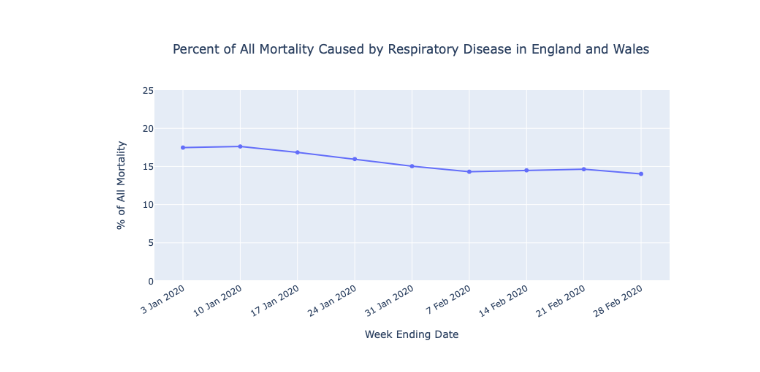
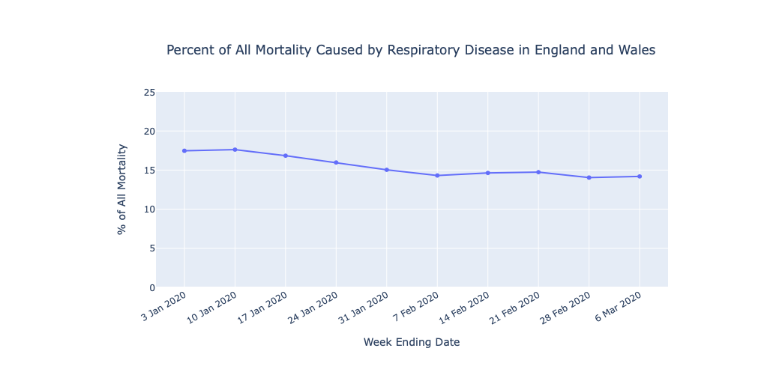
Before and after one commit to ebmdatalab/mortality_tracking-covid-notebook, a Jupyter notebook: notebooks/mortality_graphs.ipynb, the cells around one changed output. Saved outputs shown, nothing was run; the diff lists cells and outputs as text; code cells hidden in the pictures.

```diff
--- a/notebooks/mortality_graphs.ipynb
+++ b/notebooks/mortality_graphs.ipynb
@@ -4,27 +4,28 @@ from datetime import date
 import numpy as np
 # %%
 weeks = ['3 Jan 2020', '10 Jan 2020', '17 Jan 2020', '24 Jan 2020', '31 Jan 2020',
-         '7 Feb 2020', '14 Feb 2020', '21 Feb 2020', '28 Feb 2020']
-all_mortality = np.array([12254, 14058, 12990, 11856, 11612, 10986, 10944, 10841, 10816], dtype=np.float)
-rep_deaths = np.array([2141, 2477, 2188, 1894, 1746, 1572, 1586, 1587, 1517], dtype=np.float)
+         '7 Feb 2020', '14 Feb 2020', '21 Feb 2020', '28 Feb 2020', '6 Mar 2020']
+all_mortality = np.array([12254, 14058, 12990, 11856, 11612, 10986, 10944, 10841, 10816, 10895],
+                         dtype=np.float)
+rep_deaths = np.array([2141, 2477, 2188, 1894, 1746, 1572, 1602, 1598, 1519, 1546], dtype=np.float)
 
 fig = go.Figure()
 
 fig.add_trace(go.Scatter(x=weeks, y=np.multiply(rep_deaths/all_mortality, 100), fill=None,
                     mode= 'lines+markers', name='Percent of All Mortality Caused by Respiratory Disease'
                         ))
 
 fig.update_layout(title={'text': 'Percent of All Mortality Caused by Respiratory Disease in England and Wales', 'xanchor': 'center', 'x': 0.5},
                   xaxis_title='Week Ending Date',
                   yaxis_title='% of All Mortality',
                   yaxis_range=(0, 25),
                   xaxis = dict(tickangle=-30))#,
                   #annotations=[dict(x='10 Jan 2020', y=14058, text='Peak All Cause Mortality', showarrow=True)])
 
 #fig.write_html("resp_mortality.html")
 fig.show()
 # %% [output]
 [interactive output not drawn]
-[figure, old version]
+[figure, new version]
 # %%
 weeks = ['3 Jan 2020', '10 Jan 2020', '17 Jan 2020', '24 Jan 2020', '31 Jan 2020',
```
Also changed, not shown: parts of 2 cells of this notebook, 4 other files.
